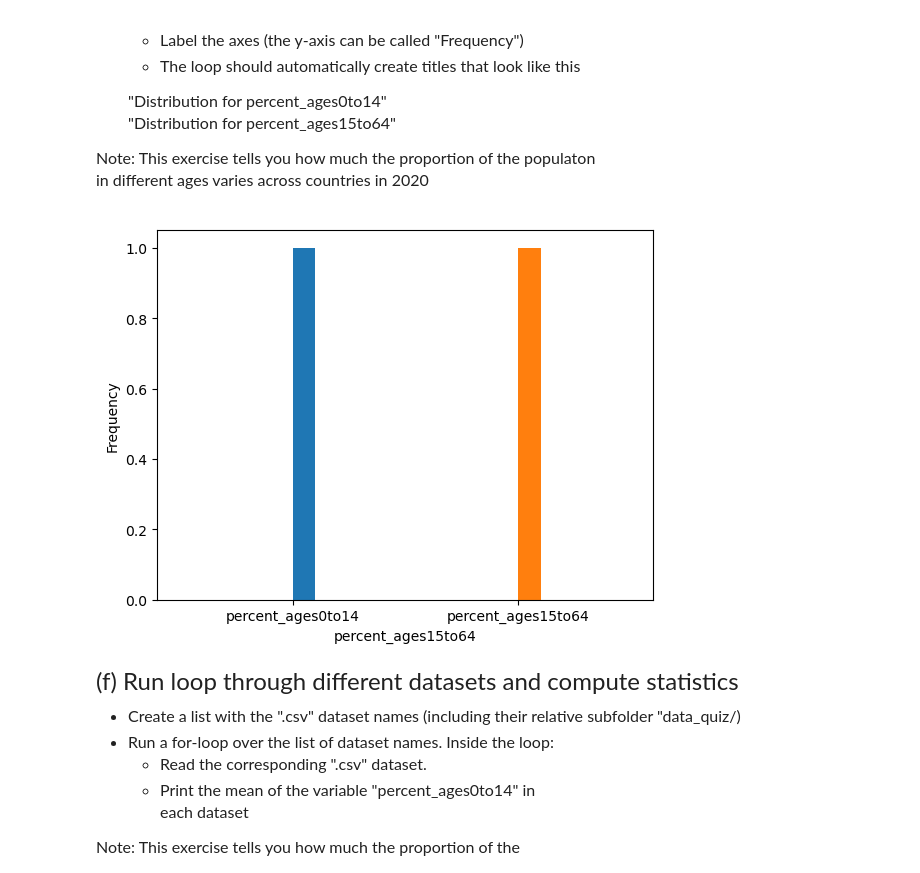
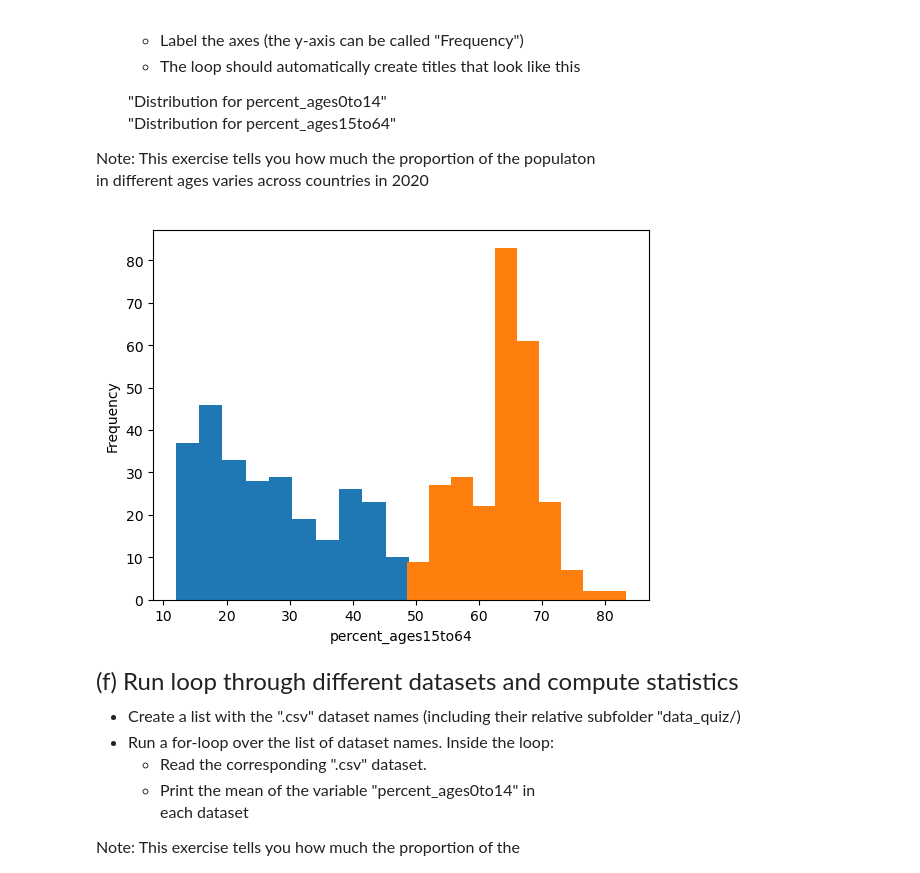
Before and after one commit to yxyang05/qtm151spring2024, a Jupyter notebook: Quiz1/Quiz 1.ipynb, the cells around one changed output. Saved outputs shown, nothing was run; the diff lists cells and outputs as text; code cells hidden in the pictures.

```diff
--- a/Quiz1/Quiz 1.ipynb
+++ b/Quiz1/Quiz 1.ipynb
@@ -193,15 +193,15 @@ in different ages varies across countries in 2020
 # %%
 wdi_ageprop_2020 = pd.read_csv("data_quiz/wdi_ageprop_2020.csv")
 
 list_varnames = ["percent_ages0to14","percent_ages15to64"]
 
 for variable in list_varnames:
-    plt.hist(x = variable)
+    plt.hist(x = wdi_ageprop_2020[variable])
     plt.xlabel(variable)
     plt.ylabel("Frequency")
     plt.show
 # %% [output]
-[figure, old version]
+[figure, new version]
 # %% [markdown]
 <font size = "5">
 
```
Also changed, not shown: parts of 3 cells of this notebook.
